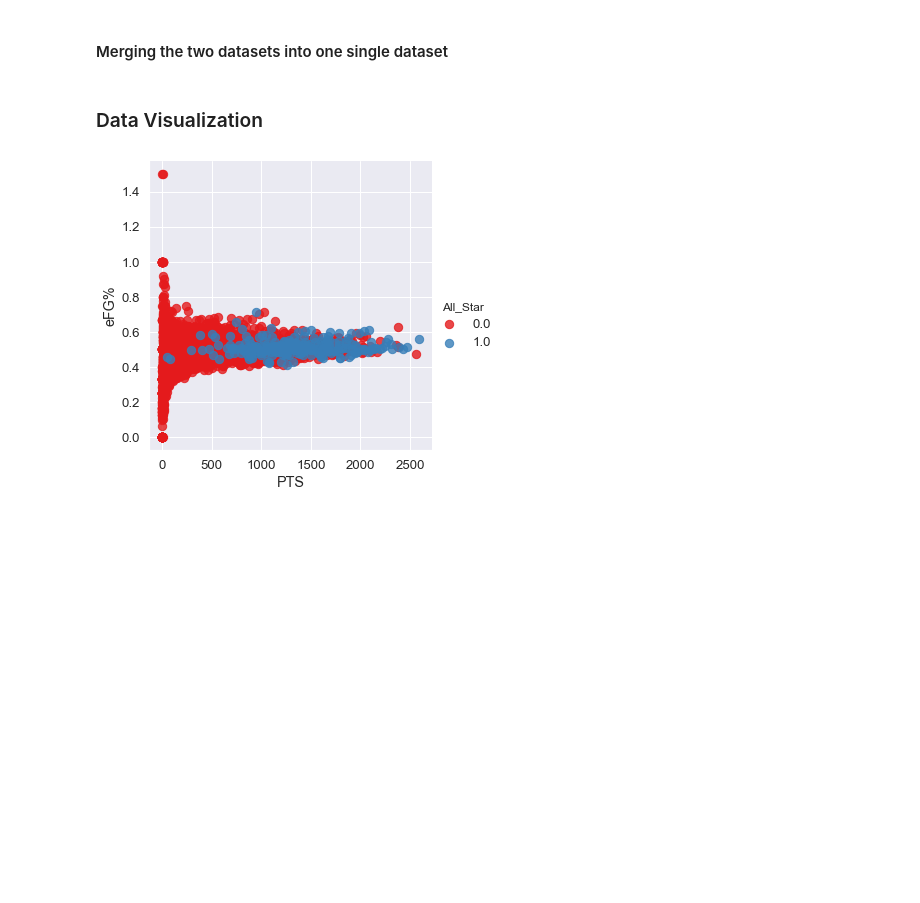
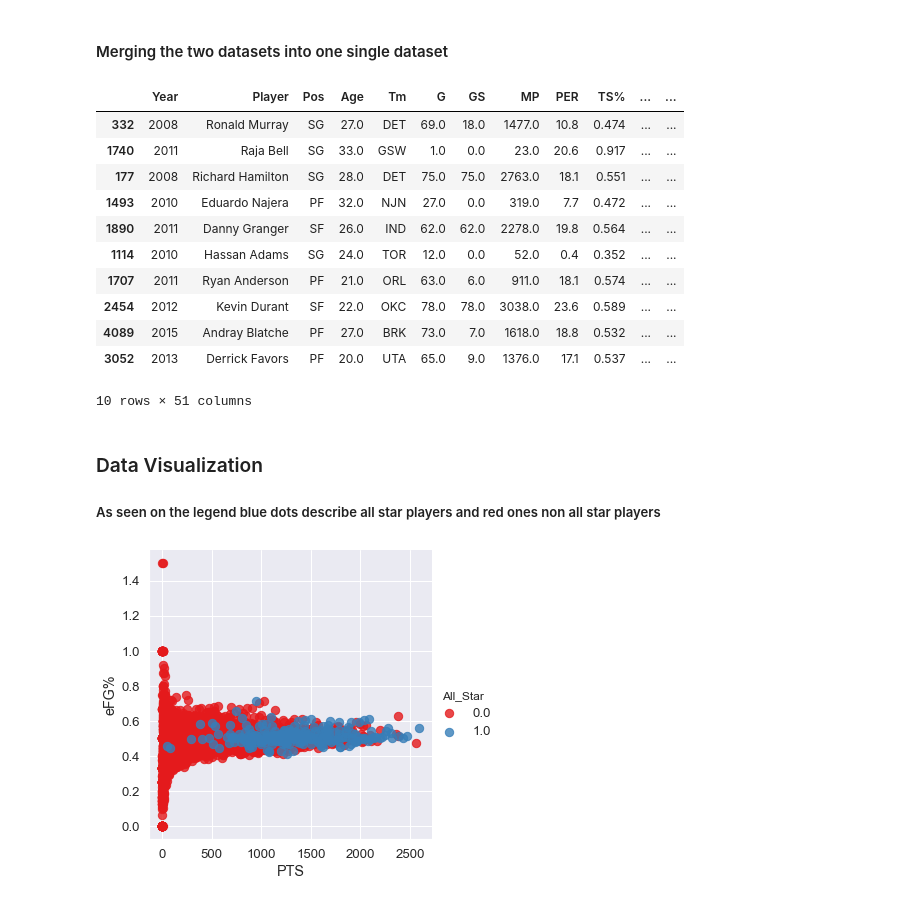
Before and after one commit to shpatgashi/machine_learning_experiments, a Jupyter notebook: nba_allstar_prediction/NBA_ALL_STAR_PREDICTION.ipynb, the cells around one changed output. Drawn from its saved outputs; the diff is of its cells as text; code cells hidden in the pictures; blank space fills up the shorter version.

```diff
--- a/nba_allstar_prediction/NBA_ALL_STAR_PREDICTION.ipynb
+++ b/nba_allstar_prediction/NBA_ALL_STAR_PREDICTION.ipynb
@@ -131,6 +132,22 @@ all_stars = all_stars[["Player","Year","All_Star"]]
 players = pd.merge(players, all_stars, on=['Year','Player'], how='outer')
 # %%
 players["All_Star"].fillna(0,inplace=True)
-# %% [markdown]
-### Data Visualization
+# %%
+players.sample(10)
+# %% [output]
+|  | Year | Player | Pos | Age | Tm | G | GS | MP | PER | TS% | ... | ... |
+| 332 | 2008 | Ronald Murray | SG | 27.0 | DET | 69.0 | 18.0 | 1477.0 | 10.8 | 0.474 | ... | ... |
+| 1740 | 2011 | Raja Bell | SG | 33.0 | GSW | 1.0 | 0.0 | 23.0 | 20.6 | 0.917 | ... | ... |
+| 177 | 2008 | Richard Hamilton | SG | 28.0 | DET | 75.0 | 75.0 | 2763.0 | 18.1 | 0.551 | ... | ... |
+| 1493 | 2010 | Eduardo Najera | PF | 32.0 | NJN | 27.0 | 0.0 | 319.0 | 7.7 | 0.472 | ... | ... |
+| 1890 | 2011 | Danny Granger | SF | 26.0 | IND | 62.0 | 62.0 | 2278.0 | 19.8 | 0.564 | ... | ... |
+| 1114 | 2010 | Hassan Adams | SG | 24.0 | TOR | 12.0 | 0.0 | 52.0 | 0.4 | 0.352 | ... | ... |
+| 1707 | 2011 | Ryan Anderson | PF | 21.0 | ORL | 63.0 | 6.0 | 911.0 | 18.1 | 0.574 | ... | ... |
+| 2454 | 2012 | Kevin Durant | SF | 22.0 | OKC | 78.0 | 78.0 | 3038.0 | 23.6 | 0.589 | ... | ... |
+| 4089 | 2015 | Andray Blatche | PF | 27.0 | BRK | 73.0 | 7.0 | 1618.0 | 18.8 | 0.532 | ... | ... |
+| 3052 | 2013 | Derrick Favors | PF | 20.0 | UTA | 65.0 | 9.0 | 1376.0 | 17.1 | 0.537 | ... | ... |
+10 rows × 51 columns
+# %% [markdown]
+### Data Visualization
+##### As seen on the legend blue dots describe all star players and red ones non all star players
 # %%
```
Also changed, not shown: parts of 27 cells of this notebook, 1 other file.
